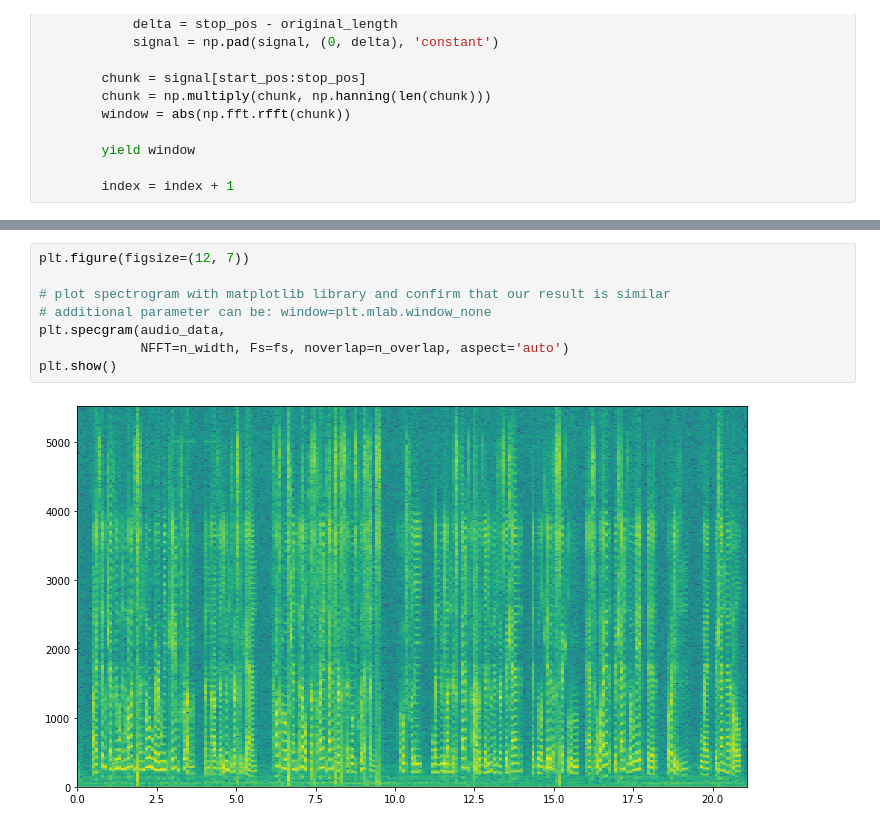
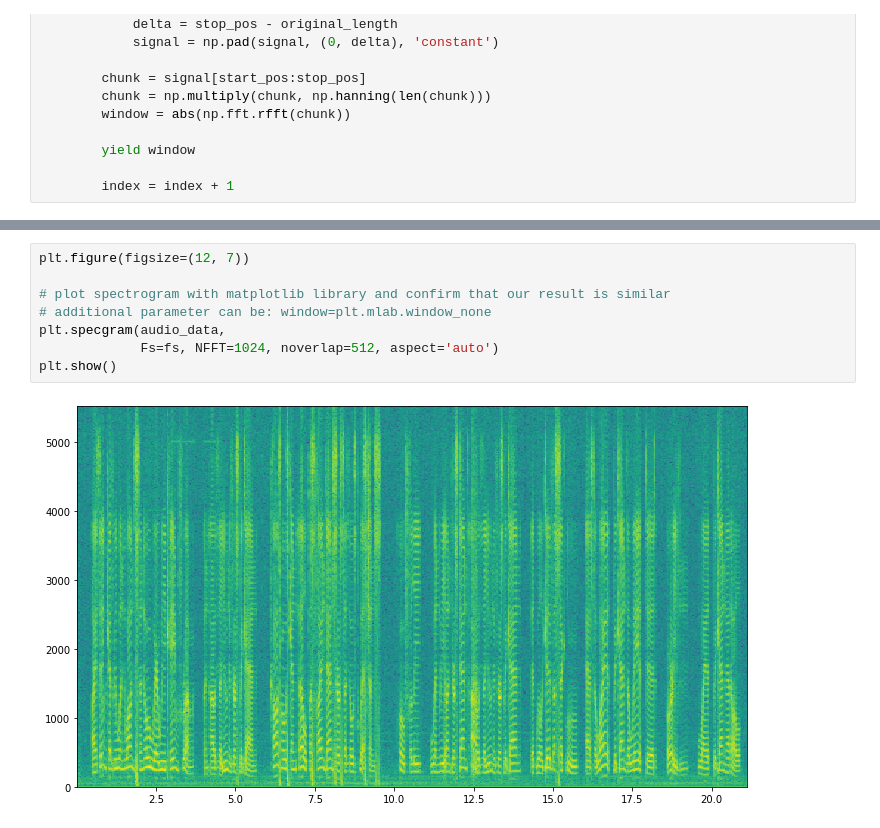
Before and after one commit to lnadi17/spectro-kg, a Jupyter notebook: notebook.ipynb, the cells around one changed output, grey strips where cells are left out. Cells and saved outputs as stored; diff of their text form.

```diff
--- a/notebook.ipynb
+++ b/notebook.ipynb
@@ -167,10 +162,10 @@ plot_specgram(audio_data, fs, n_width, n_overlap, eps=None)
 # %%
 plt.figure(figsize=(12, 7))
 
 # plot spectrogram with matplotlib library and confirm that our result is similar
 # additional parameter can be: window=plt.mlab.window_none
 plt.specgram(audio_data,
-             NFFT=n_width, Fs=fs, noverlap=n_overlap, aspect='auto')
+             Fs=fs, NFFT=1024, noverlap=512, aspect='auto')
 plt.show()
 # %% [output]
-[figure, old version]
+[figure, new version]
```
Also changed, not shown: parts of 5 cells of this notebook.
